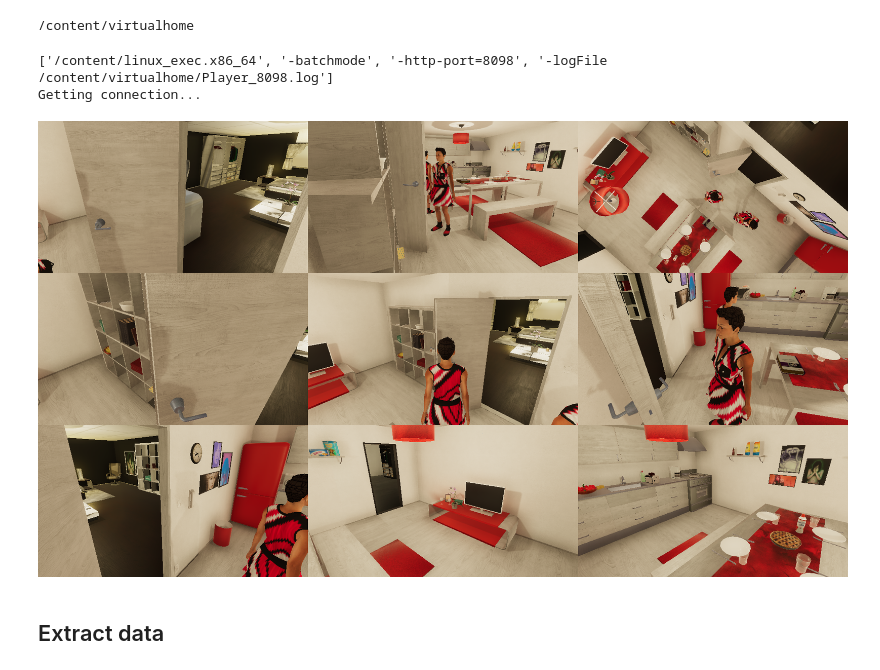
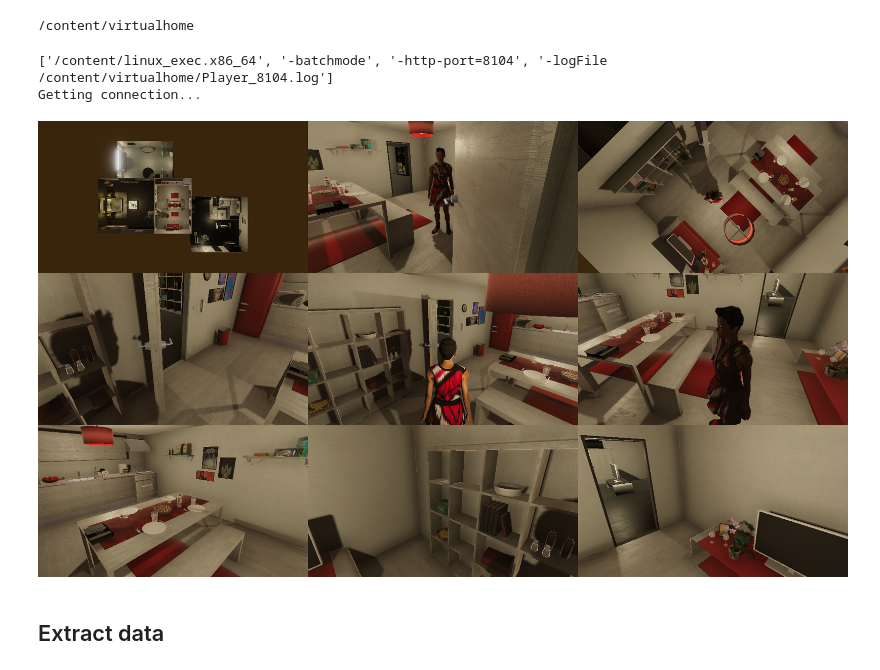
Before and after one commit to szy4806384/lm_on_decison_making, a Jupyter notebook: lm.ipynb, the cells around one changed output. Cells and saved outputs as stored; diff of their text form; code cells hidden in the pictures.

```diff
--- a/lm.ipynb
+++ b/lm.ipynb
@@ -220,6 +229,7 @@ def get_observations(character_index, visible_objects_id_set, graph):
     #append to 256 (at most 255 nodes at an observation, with index 0 in training time being null object)
     while len(ids) < 256:
         ids.append(-1)
+        names.append("None")
         states.append([0,0,0,0,0,0])
         positions.append([0,0,0,0,0,0])
 
@@ -254,41 +264,41 @@ def get_relationships(character_index, observations, graph):
                     'hold': list(hold_edges)}
     return relationships
 # %%
-comm = comm_unity.UnityCommunication(file_name=f"{fpath}/linux_exec.x86_64", port='8098', x_display=display)
+comm = comm_unity.UnityCommunication(file_name=f"{fpath}/linux_exec.x86_64", port='8104', x_display=display)
 # %% [output]
-['/content/linux_exec.x86_64', '-batchmode', '-http-port=8098', '-logFile /content/virtualhome/Player_8098.log']
+['/content/linux_exec.x86_64', '-batchmode', '-http-port=8104', '-logFile /content/virtualhome/Player_8104.log']
 Getting connection...
 # %%
 import json
 import numpy as np
 
 state_index = {'OPEN': 0, 'CLOSED': 1, 'ON': 2, 'OFF': 3, 'CLEAN':4}
 room = {'bathroom', 'kitchen', 'livingroom', 'bedroom'}
-comm.reset(2)
+comm.reset(0)
 character_id = create_character('chars/Female2', 'kitchen')
 
 properties = open('./resources/properties_data_all.json')
 properties = json.load(properties)
 properties['bathroom'] = []
 properties['kitchen'] = []
 properties['livingroom'] = []
 properties['bedroom'] = []
 properties['kitchencounterdrawer'] = properties.pop('kitchencounterdrawers')
 
 
 _, graph = comm.environment_graph()
 rooms_id = get_rooms_id(graph)
 visible_objects_id = get_visible_objects_id(character_id, graph)
 visible_objects_id = visible_objects_id.union(rooms_id)
 partial_observation = get_observations(character_id, visible_objects_id, graph)
 object_relationships = get_relationships(character_id, partial_observation, graph)
 
 _, nc = comm.camera_count()
 indices = range(nc - 9, nc)
 imgs_prev = get_scene_cameras(comm, indices)
 display_grid_img(imgs_prev, nrows=3)
 # %% [output]
-[figure, old version]
+[figure, new version]
 # %% [markdown]
 ## Extract data
 # %%
```
Also changed, not shown: parts of 18 cells of this notebook.
